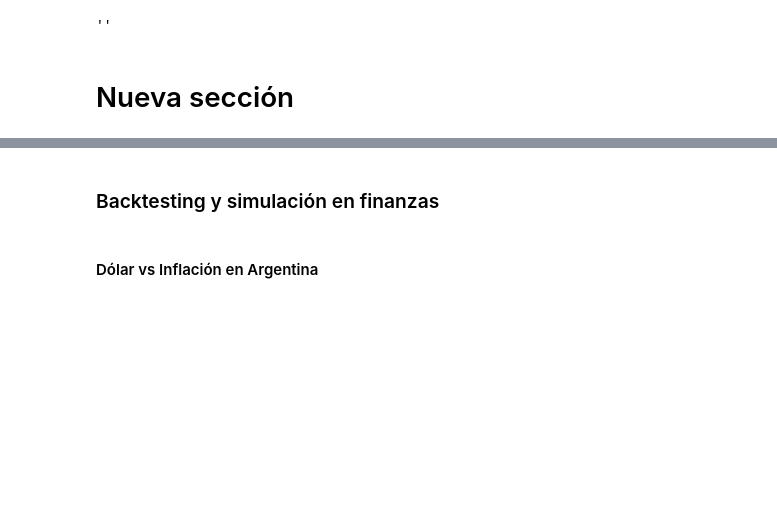
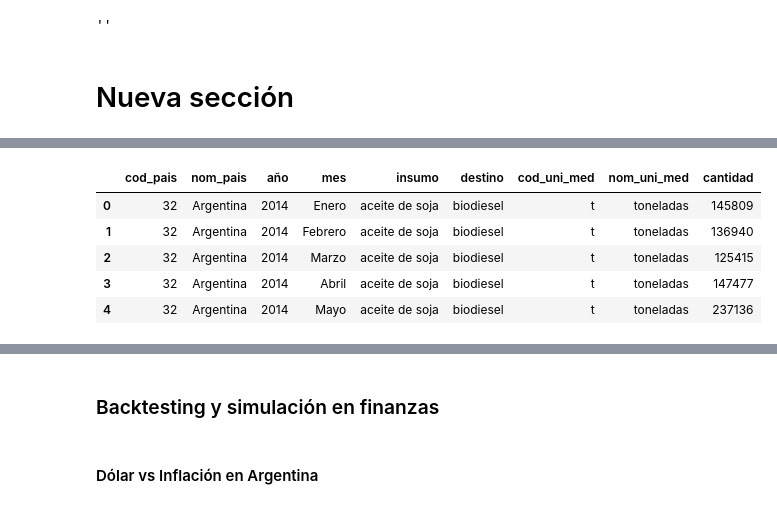
Before and after one commit to SebaSego/AnalisisDatos, a Jupyter notebook: Biocombustible.ipynb, the cells around one changed output, grey strips where cells are left out. Cells and saved outputs as stored; diff of their text form; code cells hidden in the pictures; blank space fills up the shorter version.

```diff
--- a/Biocombustible.ipynb
+++ b/Biocombustible.ipynb
@@ -34,4 +42,11 @@ else:
 # %%
-soja_df= pd.read_csv('https://datos.magyp.gob.ar/dataset/f0f27bbd-d54a-4633-93ff-79dbf52ac62a/resource/02648480-3c6f-4331-93ff-d4fe9daa9e99/download/estimacion-del-aceite-de-soja-destinado-a-la-elaboracion-de-biodiesel-.csv')
+soja_df= pd.read_csv(r'https://datos.magyp.gob.ar/dataset/f0f27bbd-d54a-4633-93ff-79dbf52ac62a/resource/02648480-3c6f-4331-93ff-d4fe9daa9e99/download/estimacion-del-aceite-de-soja-destinado-a-la-elaboracion-de-biodiesel-.csv')
 
-soja_df.read()
+soja_df.head()
+# %% [output]
+|  | cod_pais | nom_pais | año | mes | insumo | destino | cod_uni_med | nom_uni_med | cantidad |
+| 0 | 32 | Argentina | 2014 | Enero | aceite de soja | biodiesel | t | toneladas | 145809 |
+| 1 | 32 | Argentina | 2014 | Febrero | aceite de soja | biodiesel | t | toneladas | 136940 |
+| 2 | 32 | Argentina | 2014 | Marzo | aceite de soja | biodiesel | t | toneladas | 125415 |
+| 3 | 32 | Argentina | 2014 | Abril | aceite de soja | biodiesel | t | toneladas | 147477 |
+| 4 | 32 | Argentina | 2014 | Mayo | aceite de soja | biodiesel | t | toneladas | 237136 |
```
Also changed, not shown: parts of 3 cells of this notebook.
